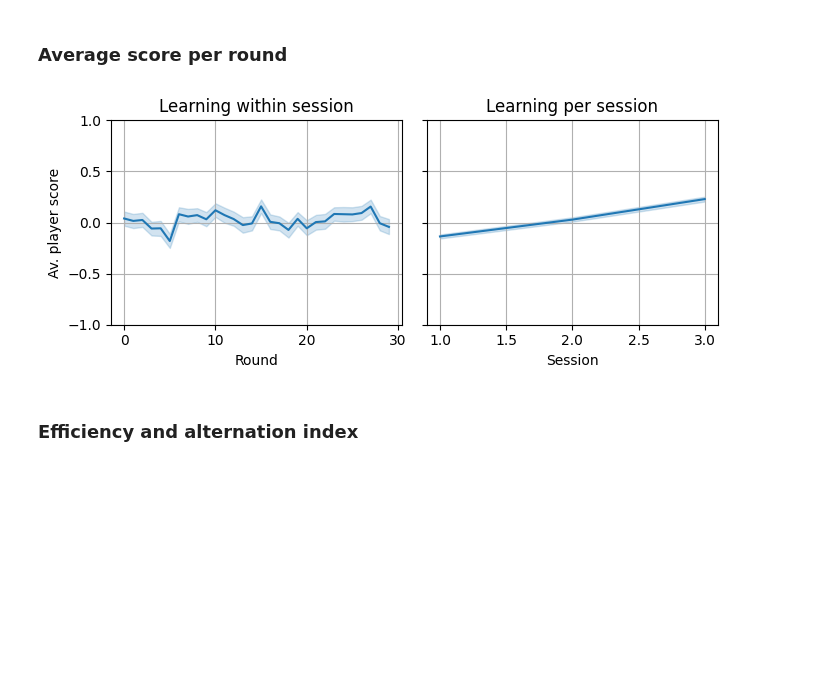
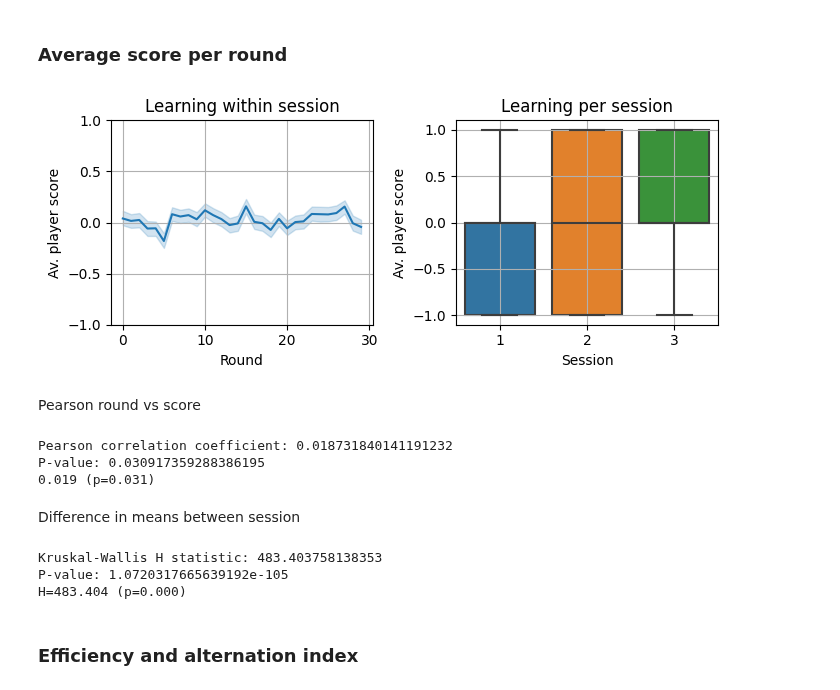
Before and after one commit to EAndrade-Lotero/Cognitive_Models_El_Farol_Bar_Problem, a Jupyter notebook: Figures for article/Figure12.ipynb, the cells around one changed output. Saved outputs shown, nothing was run; the diff lists cells and outputs as text; code cells hidden in the pictures; blank space fills up the shorter version.

Commit message:
modif figure 11 --- add figure 12

```diff
--- a/Figures for article/Figure12.ipynb
+++ b/Figures for article/Figure12.ipynb
@@ -189,39 +190,70 @@ fig, ax = plt.subplots(
     1,2,
     figsize=(7,3),
     tight_layout=True,
-    sharey=True
+    sharey=False
 )
 
 # Learning: average score increases per round
 sns.lineplot(
     x='round', y='score', data=data,
     ci=95, ax=ax[0]
 )
 ax[0].set_xlabel('Round')
 ax[0].set_ylabel("Av. player score")
 ax[0].set_title("Learning within session")
 ax[0].grid()
 ax[0].set_ylim([-1,1])
 
 # Learning: average score increases per session
-sns.lineplot(
-    x='session', y='score', data=data,
-    ci=95, ax=ax[1]
+sns.boxplot(
+    x='session', y='score',
+    data=data, ax=ax[1]
 )
 ax[1].set_xlabel('Session')
 ax[1].set_ylabel("Av. player score")
 ax[1].set_title("Learning per session")
 ax[1].grid()
-ax[1].set_ylim([-1,1])
+# ax[1].set_ylim([-1,1])
 
 # Convert figure to image array
 fig.canvas.draw()
 rgba_bytes = fig.canvas.buffer_rgba().tobytes()
 width, height = fig.canvas.get_width_height()
 pil_image = PIL.Image.frombytes(mode="RGBA", size=[width, height], data=rgba_bytes)
 third_row_array = np.array(pil_image)
 # %% [output]
-[figure, old version]
+[figure, new version]
+# %% [markdown]
+Pearson round vs score
+# %%
+pearson_coef, p_value = stats.pearsonr(data['score'], data['round'])
+
+print(f"Pearson correlation coefficient: {pearson_coef}")
+print(f"P-value: {p_value}")
+print(f"{pearson_coef:.3f} (p={p_value:.3f})")
+# %% [output]
+Pearson correlation coefficient: 0.018731840141191232
+P-value: 0.030917359288386195
+0.019 (p=0.031)
+# %% [markdown]
+Difference in means between session
+# %%
+# Get the unique session labels
+sessions = data['session'].unique()
+
+# Extract the scores for each session
+scores_by_session = [data[data['session'] == session]['score'] for session in sessions]
+
+# Perform the Kruskal-Wallis H-test
+h_stat, p_value = stats.kruskal(*scores_by_session)
+
+print(f"Kruskal-Wallis H statistic: {h_stat}")
+print(f"P-value: {p_value}")
+print(f"H={h_stat:.3f} (p={p_value:.3f})")
+# %% [output]
+Kruskal-Wallis H statistic: 483.403758138353
+P-value: 1.0720317665639192e-105
+H=483.404 (p=0.000)
 # %% [markdown]
 ### Efficiency and alternation index
 # %%
```
Also changed, not shown: parts of 9 cells of this notebook, 4 other files.
